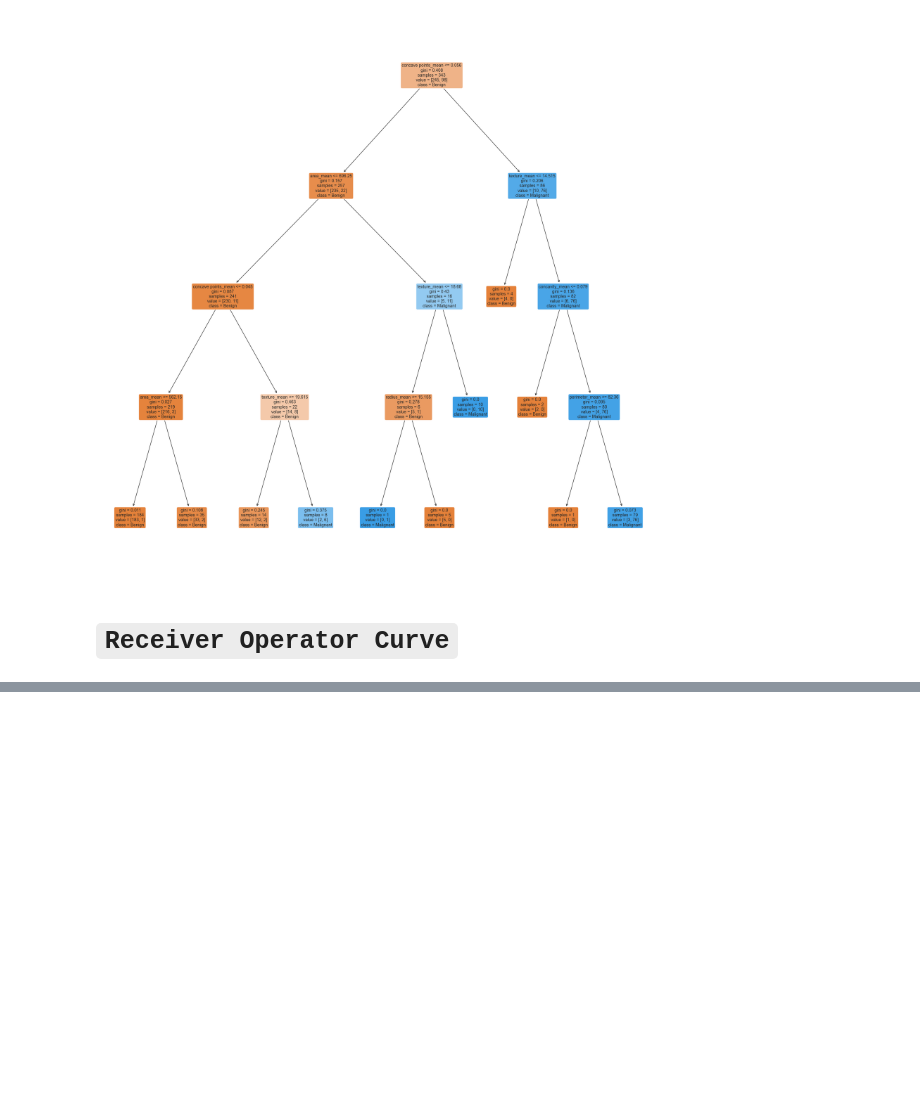
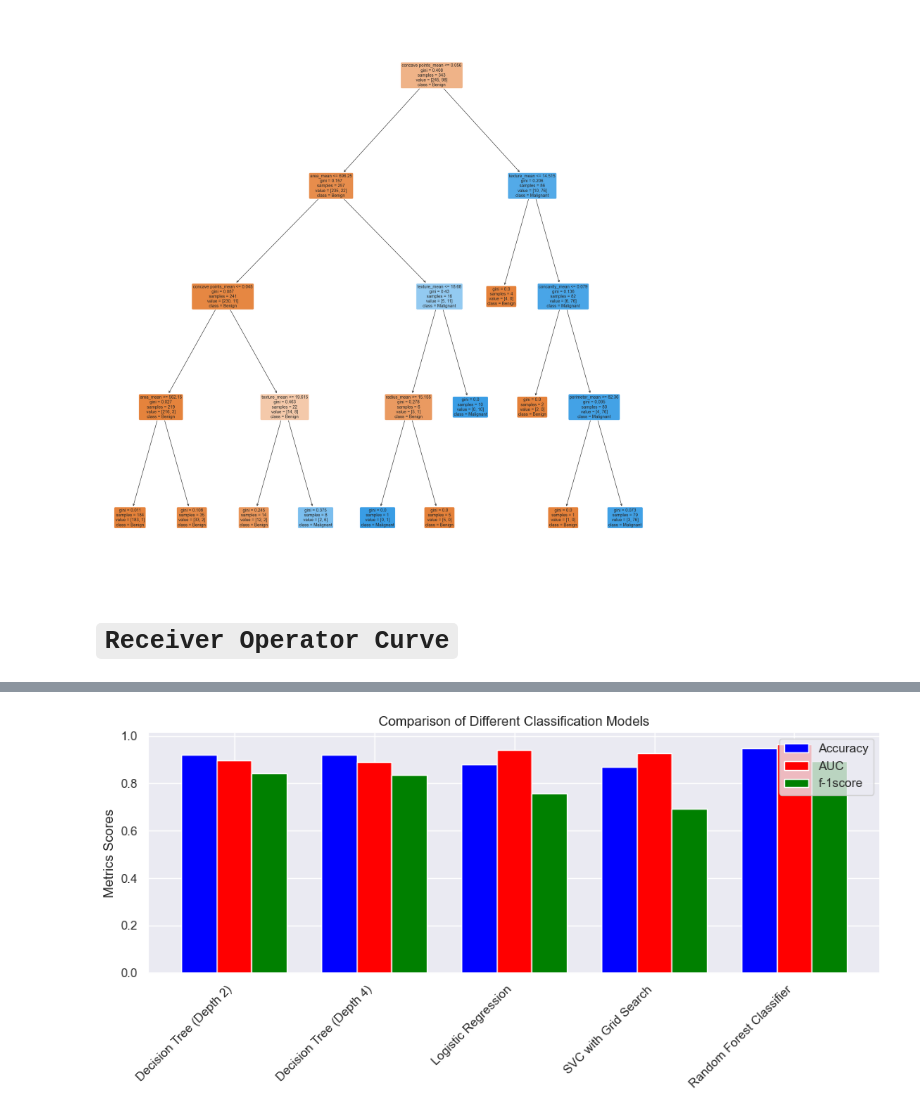
Before and after one commit to minghancmh/breastCancerPredictiveModel, a Jupyter notebook: breastCancer_allModels.ipynb, the cells around one changed output, grey strips where cells are left out. Cells and saved outputs as stored; diff of their text form; code cells hidden in the pictures; blank space fills up the shorter version.

```diff
--- a/breastCancer_allModels.ipynb
+++ b/breastCancer_allModels.ipynb
@@ -673,0 +762,28 @@ Text(0, 0.5, 'True Positive Rate')
+# %%
+
+
+# Data
+models = ['Decision Tree (Depth 2)', 'Decision Tree (Depth 4)', 'Logistic Regression', 'SVC with Grid Search', 'Random Forest Classifier']
+accuracy = [0.9217, 0.9217, 0.8783, 0.8696, 0.9478]
+auc = [0.8961, 0.8883, 0.9409, 0.9265, 0.9659]
+f1_score = [0.8421, 0.8364, 0.7586, 0.6939, 0.8929]
+
+# Plot
+fig, ax = plt.subplots(figsize=(10, 5))
+x = [i for i in range(len(models))]
+bar_width = 0.25
+
+ax.bar(x, accuracy, width=bar_width, color='blue', label='Accuracy')
+ax.bar([i+bar_width for i in x], auc, width=bar_width, color='red', label='AUC')
+ax.bar([i+bar_width*2 for i in x], f1_score, width=bar_width, color='green', label='f-1score')
+
+ax.set_xticks([i+bar_width for i in x])
+ax.set_xticklabels(models, rotation=45, ha='right')
+
+ax.legend()
+ax.set_ylabel('Metrics Scores')
+ax.set_title('Comparison of Different Classification Models')
+plt.tight_layout()
+plt.show()
+# %% [output]
+[figure, added]
```
Also changed, not shown: parts of 14 cells of this notebook.
